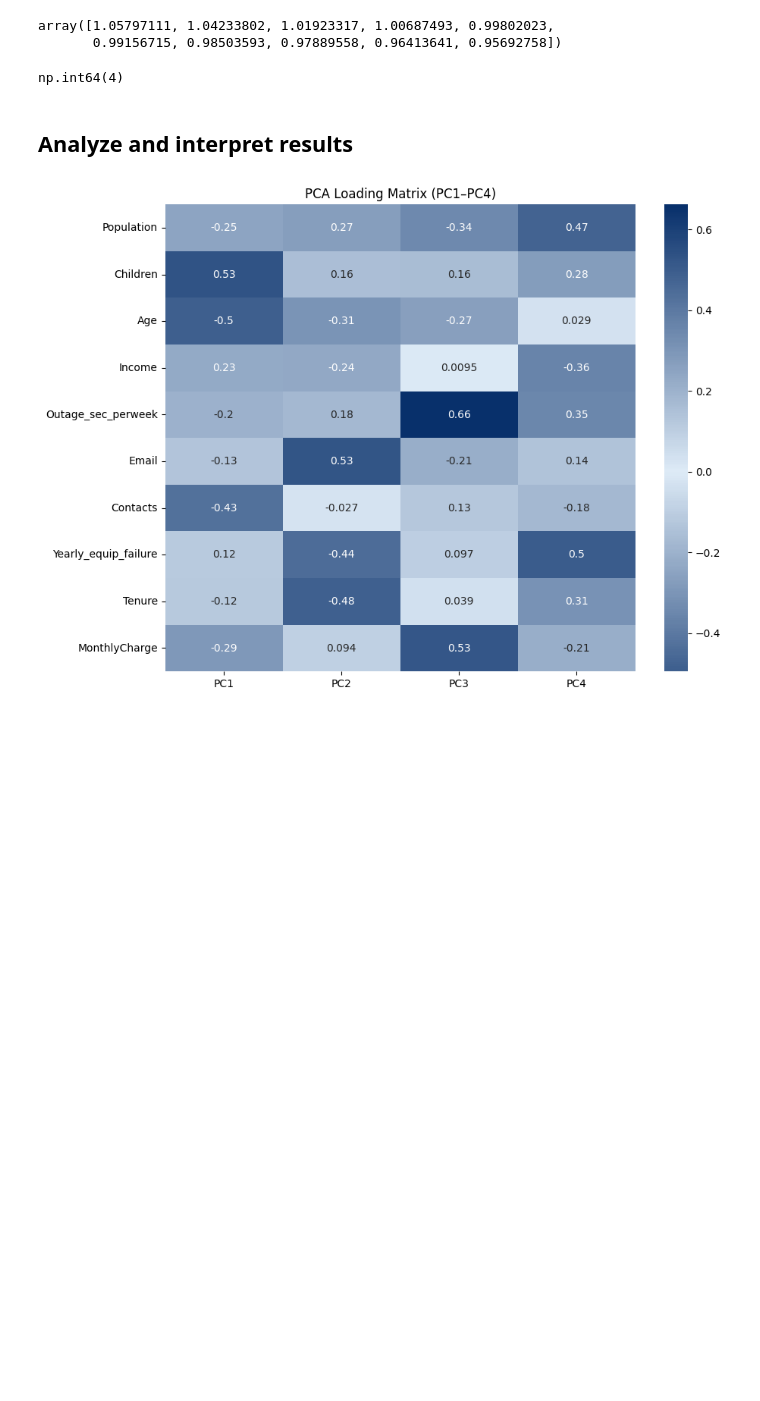
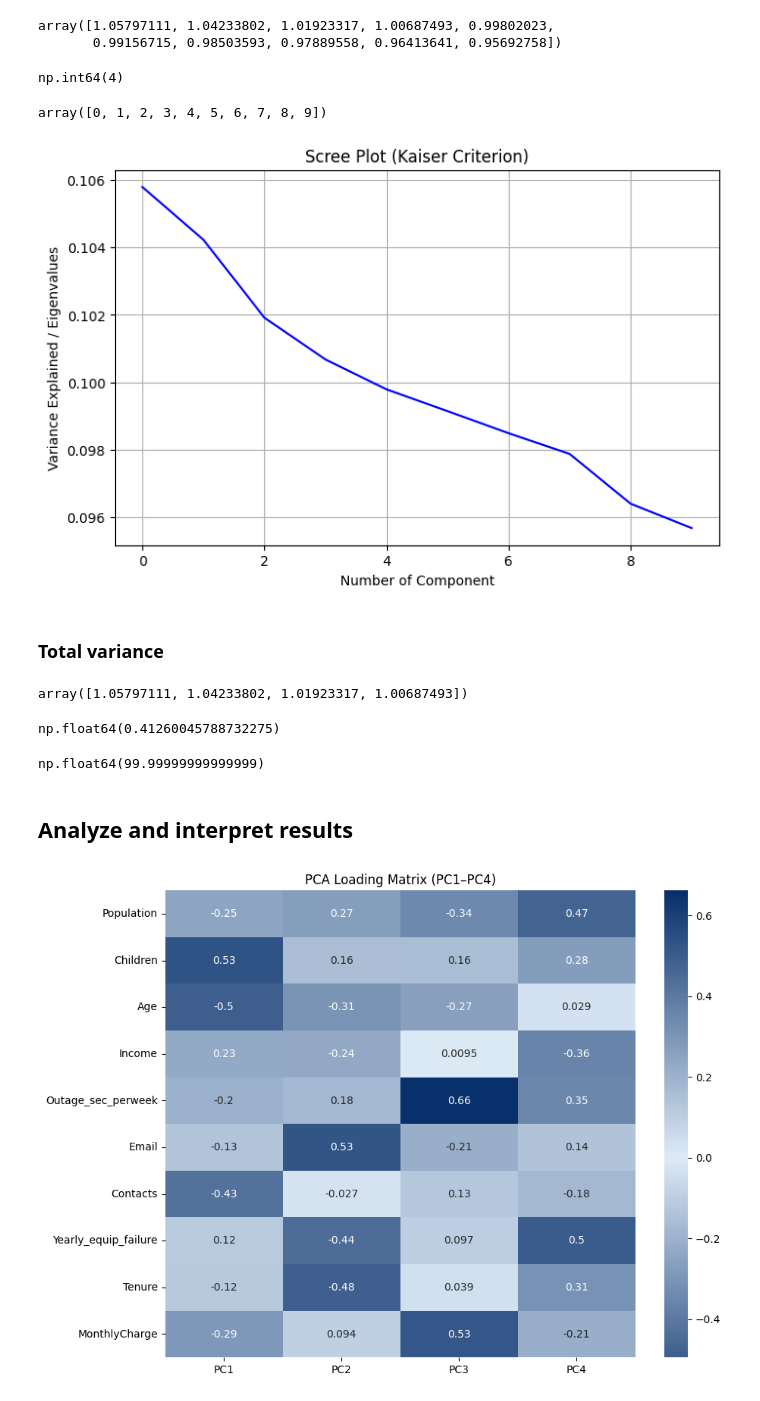
Before and after one commit to dayanaviana/WGU, a Jupyter notebook: D212-DataMiningII/__main__D212_2_PCA.ipynb, the cells around one changed output. Cells and saved outputs as stored; diff of their text form; code cells hidden in the pictures; blank space fills up the shorter version.

```diff
--- a/D212-DataMiningII/__main__D212_2_PCA.ipynb
+++ b/D212-DataMiningII/__main__D212_2_PCA.ipynb
@@ -284,6 +287,43 @@ array([1.05797111, 1.04233802, 1.01923317, 1.00687493, 0.99802023,
 sum(eigenvalues > 1)
 # %% [output]
 np.int64(4)
+# %%
+# create an array that starts with 1, instead of 0
+pcomp = np.arange(pca.n_components_)
+pcomp
+# %% [output]
+array([0, 1, 2, 3, 4, 5, 6, 7, 8, 9])
+# %%
+plt.figure(figsize=(8,5))
+
+plt.plot(pcomp,
+         explained_variance,
+         'b')
+plt.title("Scree Plot (Kaiser Criterion)")
+plt.xlabel("Number of Component")
+plt.ylabel("Variance Explained / Eigenvalues")
+plt.grid(True)
+plt.show()
+# %% [output]
+[figure, added]
+# %% [markdown]
+### Total variance
+# %%
+# variance of the first four principal components
+each_variance = pca.explained_variance_[:4]
+each_variance
+# %% [output]
+array([1.05797111, 1.04233802, 1.01923317, 1.00687493])
+# %%
+total_variance_captured = np.sum(pca.explained_variance_ratio_[:4])
+total_variance_captured
+# %% [output]
+np.float64(0.41260045788732275)
+# %%
+total_variance = sum(pca.explained_variance_ratio_) * 100
+total_variance
+# %% [output]
+np.float64(99.99999999999999)
 # %% [markdown]
 ## Analyze and interpret results
 # %%
```
Also changed, not shown: parts of 2 cells of this notebook.
